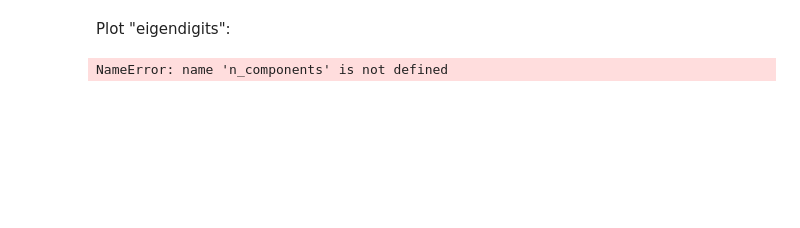
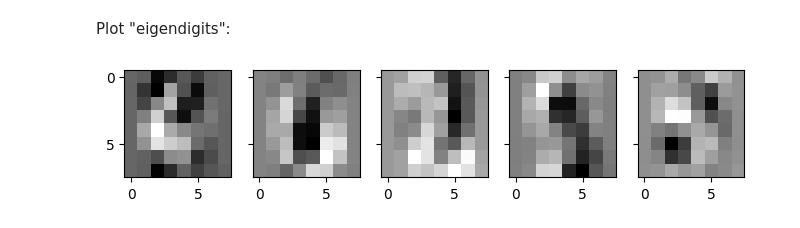
Before and after one commit to TokeReines/05_MLBA, a Jupyter notebook: week5/PCA Assignment 5.ipynb, the cells around one changed output. Cells and saved outputs as stored; diff of their text form; code cells hidden in the pictures; blank space fills up the shorter version.

```diff
--- a/week5/PCA Assignment 5.ipynb
+++ b/week5/PCA Assignment 5.ipynb
@@ -68,16 +71,17 @@ plt.show()
 # %% [markdown]
 Plot "eigendigits":
 # %%
-u = pca.components_[:n_components]
-z = u.T*(digits.images[0]-np.mean(digits.images))
+#u = pca.components_[:5]
+#z = u.T*(digits.images[0]-np.mean(digits.images))
 
 n_components = 50
 eigenfaces = pca.components_[:n_components]
 
 # Show the first 16 eigenfaces
 fig, axes = plt.subplots(1,5,sharex=True,sharey=True,figsize=(8,10))
 for i in range(5):
     axes[i].imshow(eigenfaces[i].reshape(imshape), cmap="gray")
-plt.show()
+plt.savefig("images/eigendigits.png")
+# plt.show()
 # %% [output]
-NameError: name 'n_components' is not defined
+[figure, added]
```
Also changed, not shown: parts of 3 cells of this notebook, 2 other files.
